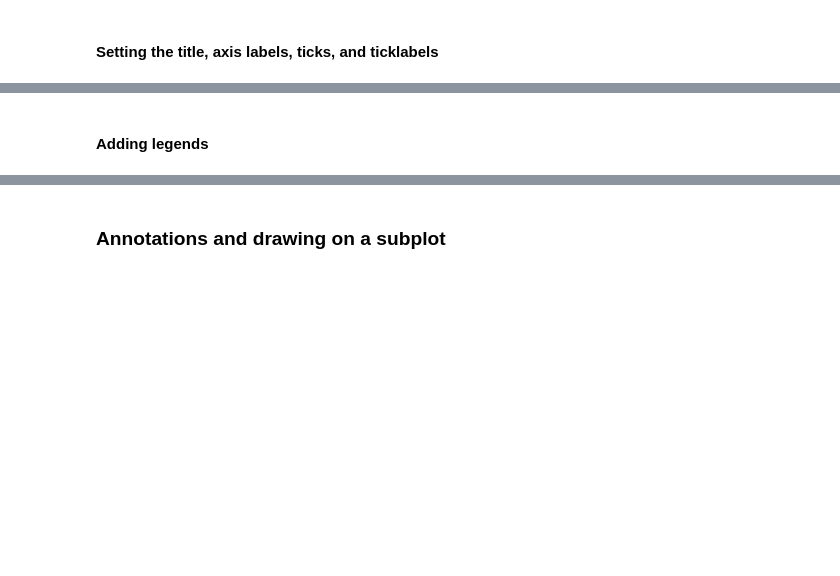
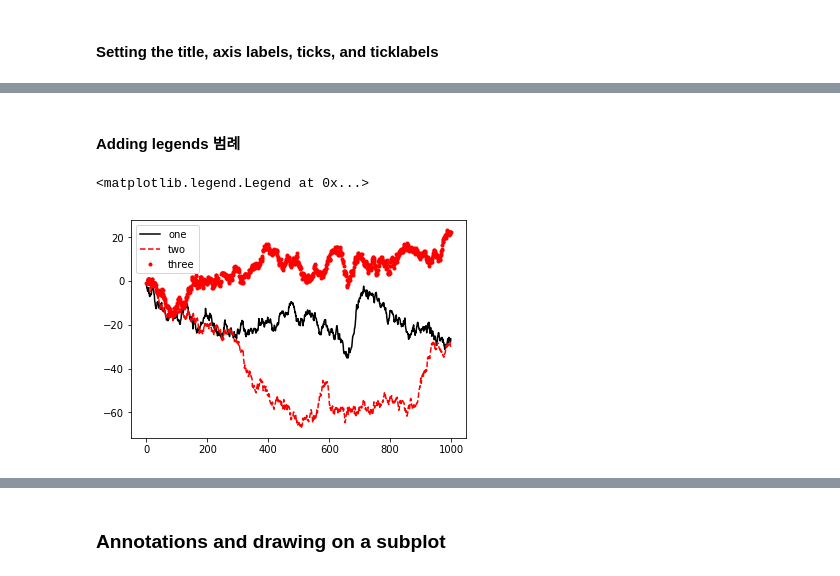
Before and after one commit to dongho0892/Python-Start, a Jupyter notebook: ch08_rev.ipynb, the cells around one changed output, grey strips where cells are left out. Saved outputs shown, nothing was run; the diff lists cells and outputs as text; code cells hidden in the pictures; blank space fills up the shorter version.

```diff
--- a/ch08_rev.ipynb
+++ b/ch08_rev.ipynb
@@ -56,9 +99,3 @@ plt.subplots_adjust(wspace=0, hspace=0)
-# %%
-fig, axes = plt.subplots(2, 2, sharex=True, sharey=True)
-for i in range(2):
-    for j in range(2):
-        axes[i, j].hist(randn(500), bins=50, color='k', alpha=0.5)
-plt.subplots_adjust(wspace=0, hspace=0)
 # %% [markdown]
 ### Colors, markers, and line styles
 # %%
@@ -85,9 +144,12 @@ ax.set_xlabel('Stages')
 # %% [markdown]
-#### Adding legends
+#### Adding legends     범례
 # %%
 fig = plt.figure(); ax = fig.add_subplot(1, 1, 1)
-ax.plot(randn(1000).cumsum(), 'k', label='one')
-ax.plot(randn(1000).cumsum(), 'k--', label='two')
-ax.plot(randn(1000).cumsum(), 'k.', label='three')
+ax.plot(randn(1000).cumsum(), 'k', label='one')   # 검은 실선   # 1000개를 만들어서 누적함
+ax.plot(randn(1000).cumsum(), 'r--', label='two')  #
+ax.plot(randn(1000).cumsum(), 'r.', label='three')
 
 ax.legend(loc='best')
+# %% [output]
+<matplotlib.legend.Legend at 0x...>
+[figure, added]
```
Also changed, not shown: parts of 41 cells of this notebook.
